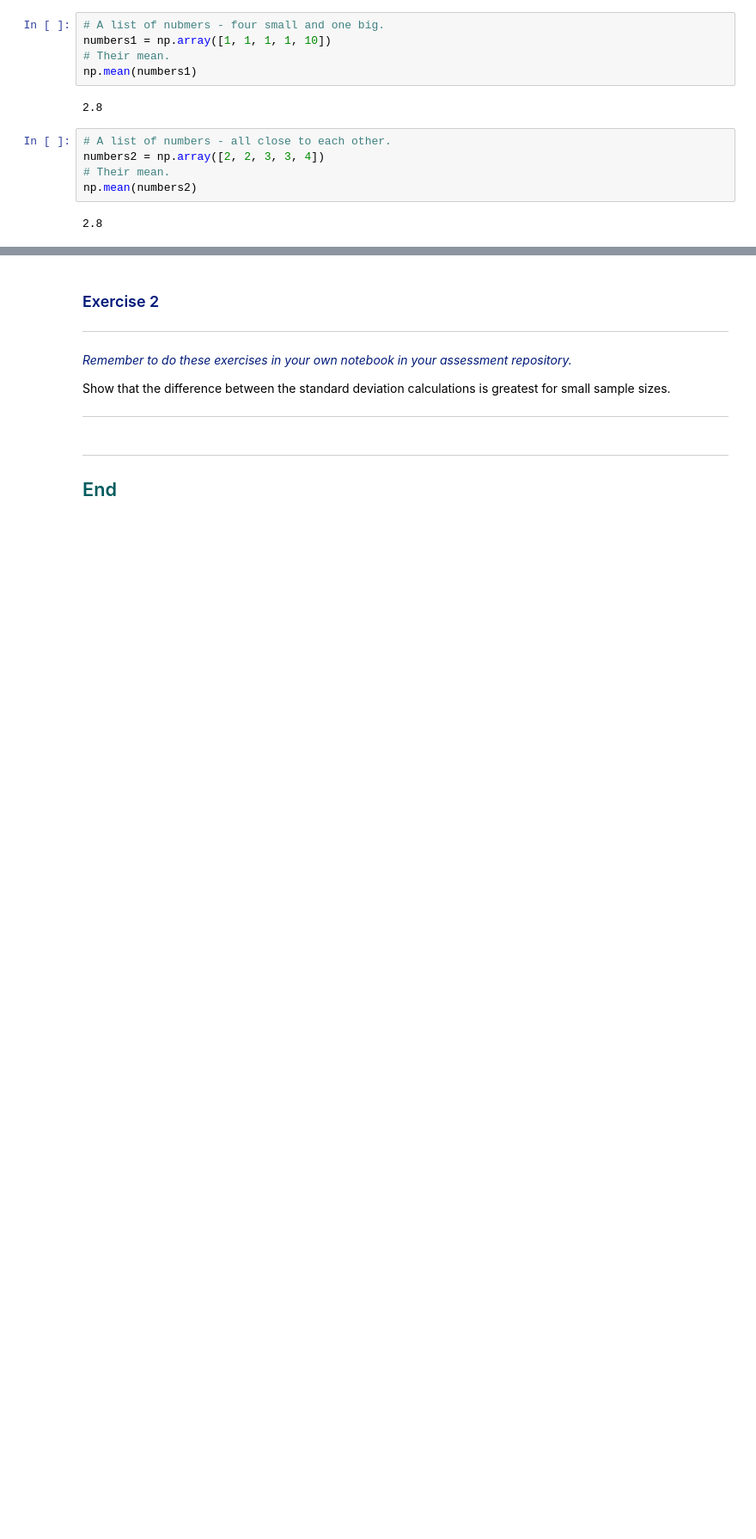
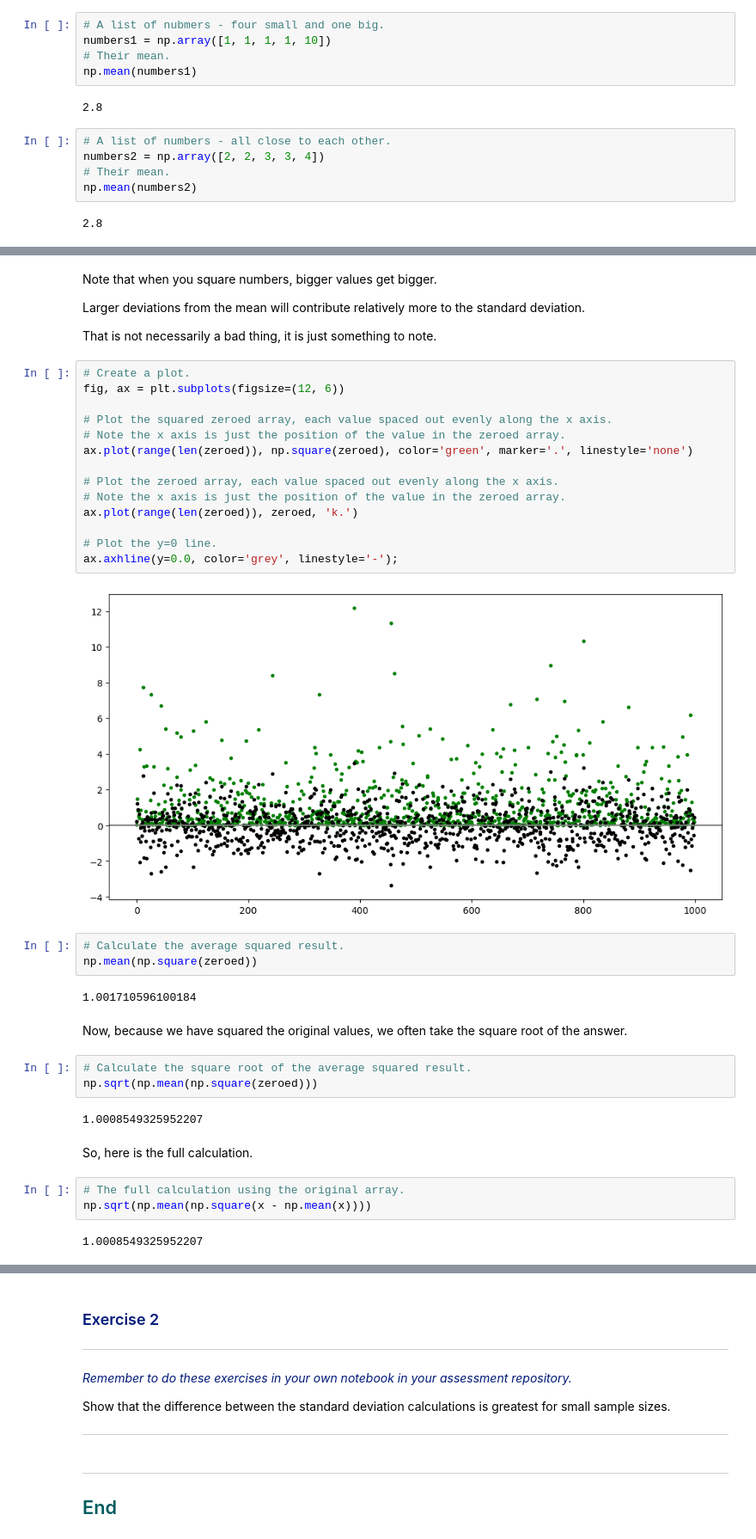
Before and after one commit to ianmcloughlin/2223-S1-fund-data-analysis, a Jupyter notebook: notebooks/03-bias.ipynb, the cells around one changed output, grey strips where cells are left out. Shown at 86% size. Drawn from its saved outputs; the diff is of its cells as text; blank space fills up the shorter version.

```diff
--- a/notebooks/03-bias.ipynb
+++ b/notebooks/03-bias.ipynb
@@ -137,0 +362,41 @@ That is why we use the standard deviation - it gives us a measure of the spread.
+# %% [markdown]
+Note that when you square numbers, bigger values get bigger.
+
+Larger deviations from the mean will contribute relatively more to the standard deviation.
+
+That is not necessarily a bad thing, it is just something to note.
+# %%
+# Create a plot.
+fig, ax = plt.subplots(figsize=(12, 6))
+
+# Plot the squared zeroed array, each value spaced out evenly along the x axis.
+# Note the x axis is just the position of the value in the zeroed array.
+ax.plot(range(len(zeroed)), np.square(zeroed), color='green', marker='.', linestyle='none')
+
+# Plot the zeroed array, each value spaced out evenly along the x axis.
+# Note the x axis is just the position of the value in the zeroed array.
+ax.plot(range(len(zeroed)), zeroed, 'k.')
+
+# Plot the y=0 line.
+ax.axhline(y=0.0, color='grey', linestyle='-');
+# %% [output]
+[figure, added]
+# %%
+# Calculate the average squared result.
+np.mean(np.square(zeroed))
+# %% [output]
+1.001710596100184
+# %% [markdown]
+Now, because we have squared the original values, we often take the square root of the answer.
+# %%
+# Calculate the square root of the average squared result.
+np.sqrt(np.mean(np.square(zeroed)))
+# %% [output]
+1.0008549325952207
+# %% [markdown]
+So, here is the full calculation.
+# %%
+# The full calculation using the original array.
+np.sqrt(np.mean(np.square(x - np.mean(x))))
+# %% [output]
+1.0008549325952207
```
Also changed, not shown: parts of 41 cells of this notebook.
